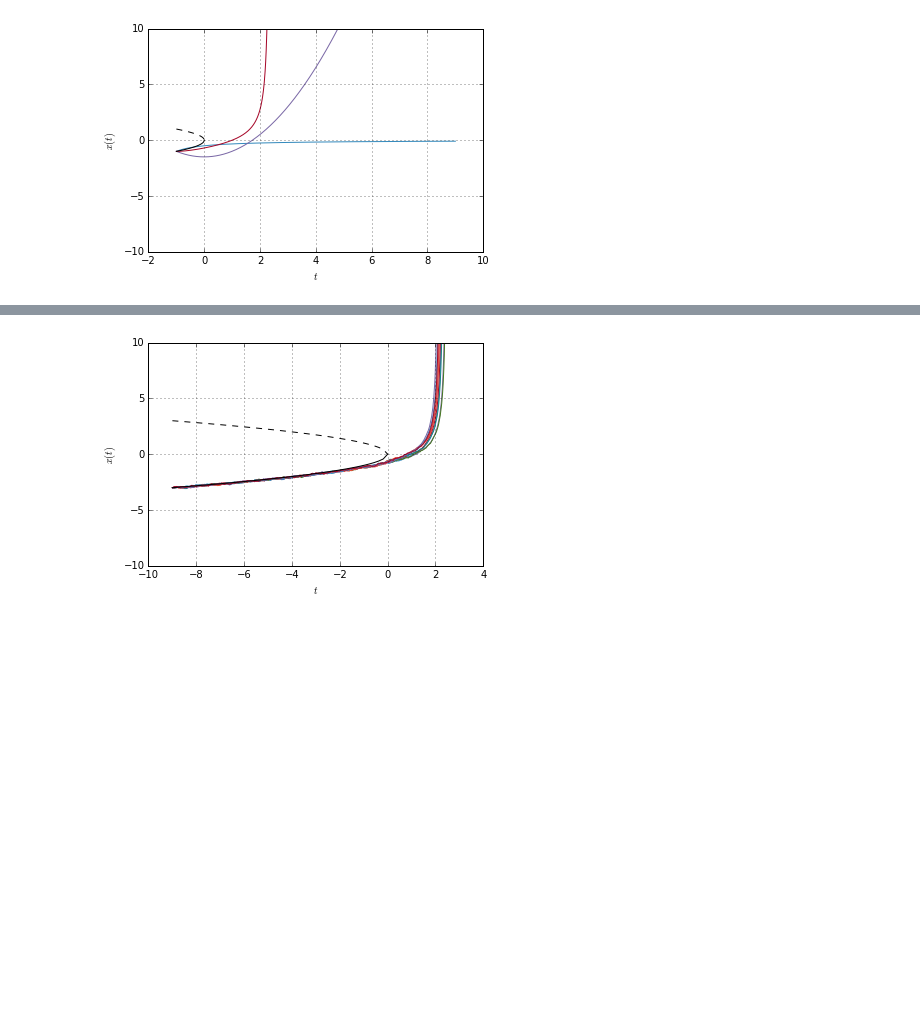
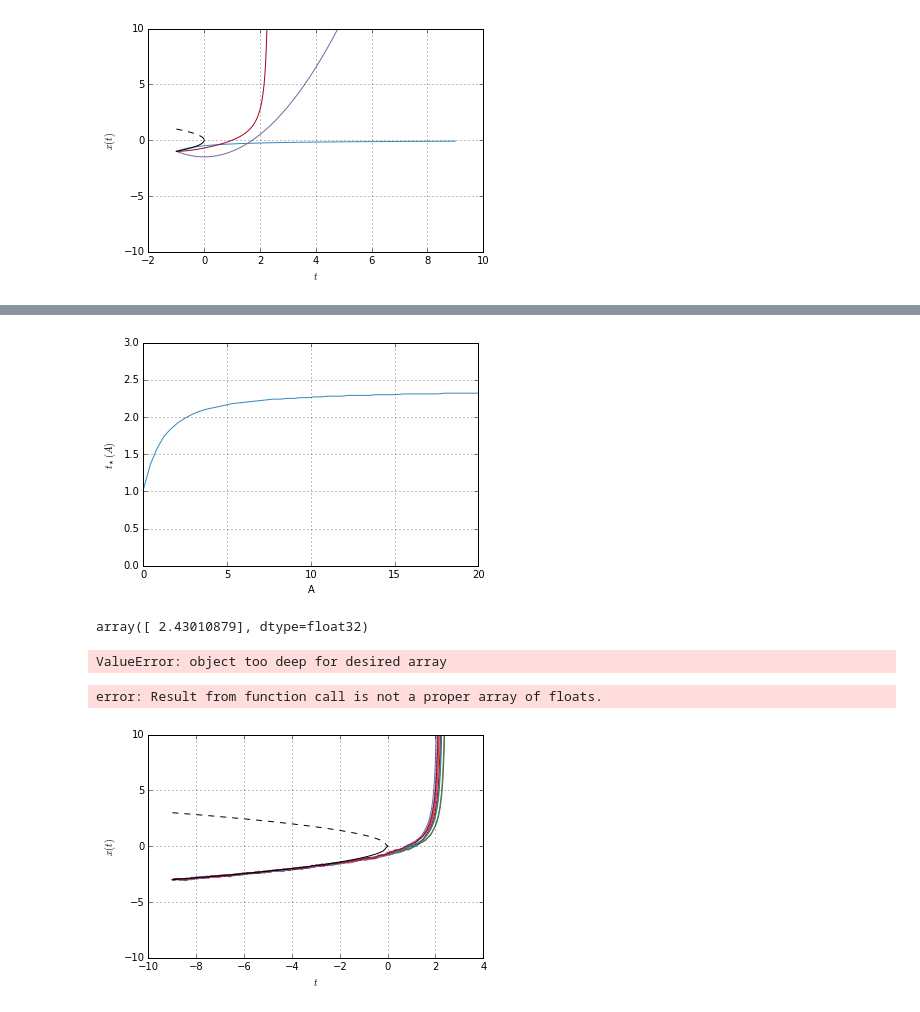
Before and after one commit to cbherbert/stochrare, a Jupyter notebook: Stability-Loss.ipynb, the cells around one changed output, grey strips where cells are left out. Saved outputs shown, nothing was run; the diff lists cells and outputs as text; code cells hidden in the pictures; blank space fills up the shorter version.

```diff
--- a/Stability-Loss.ipynb
+++ b/Stability-Loss.ipynb
@@ -37,0 +93,12 @@ deterministic_model.trajectoryplot(stochtrans1D.StochModel(lambda x,t: x**2,0).t
+# %%
+fig = plt.figure()
+ax  = plt.axes()
+ax.set_xlabel('A')
+ax.set_ylabel('$t_\star(A)$')
+ax.set_ylim([0,3])
+ax.grid()
+ax.plot(*zip(*[(A,deterministic_model.escapetime_sample(-3.0,-9.0,A,ntraj=1,dt=0.01)) for A in np.linspace(0,20)]))
+#ax.plot(np.linspace(0.1,20),2.7-1.0/np.linspace(0.1,20))
+plt.show()
+# %% [output]
+[figure, added]
@@ -38,3 +107,13 @@ deterministic_model.trajectoryplot(stochtrans1D.StochModel(lambda x,t: x**2,0).t
+# %%
+deterministic_model.escapetime_sample(-3.0,-9.0,1000000000,ntraj=1,dt=0.01)
+# %% [output]
+array([ 2.43010879], dtype=float32)
+# %%
+from scipy.optimize import curve_fit
+popt, pcov = curve_fit(lambda t,x: x+1./t,np.linspace(0,20),time)
+# %% [output]
+ValueError: object too deep for desired array
+error: Result from function call is not a proper array of floats.
 # %%
 stoch_model_2.trajectoryplot(*[stoch_model_2.trajectory(-3.0,-9.0,T=12,dt=0.01) for k in xrange(0,10)])
 # %% [output]
```
Also changed, not shown: parts of 13 cells of this notebook, 1 other file.
